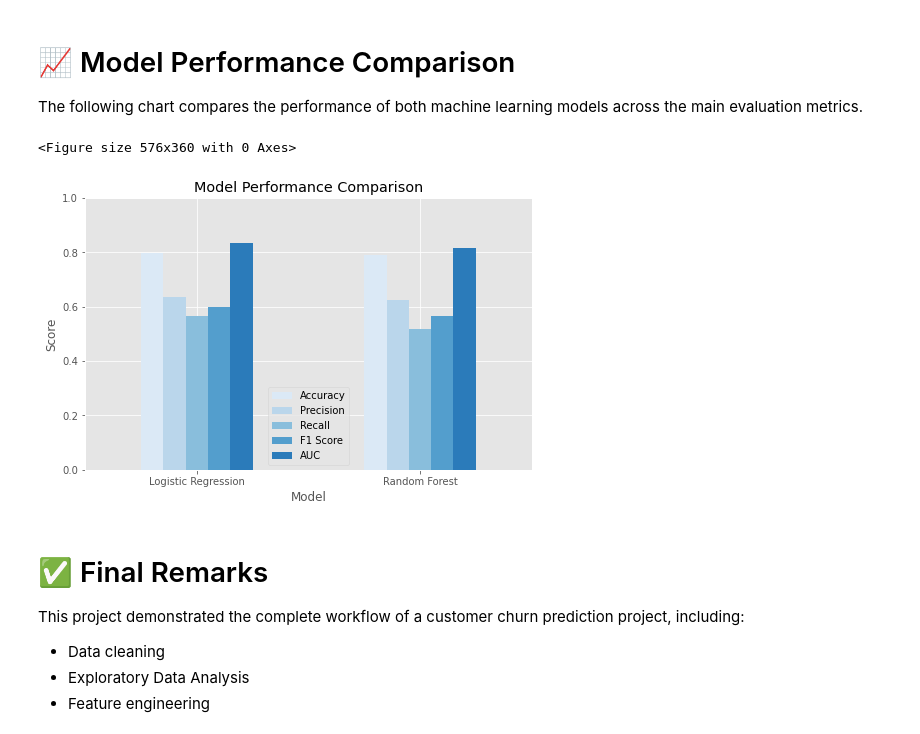
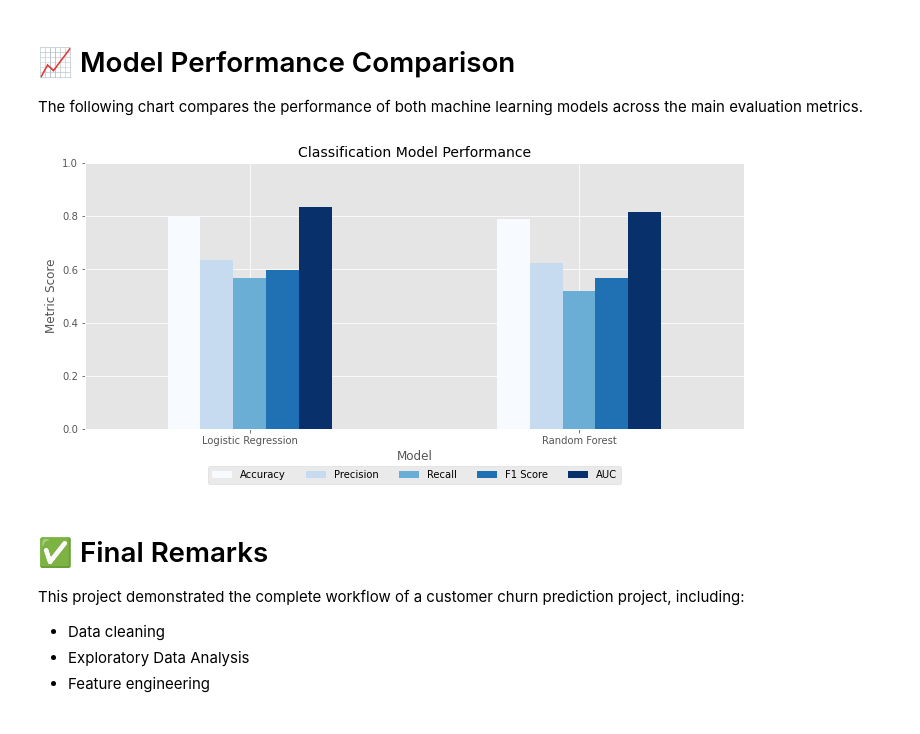
Before and after one commit to PaneloMartin/Project_02_Customer_Churn, a Jupyter notebook: notebooks/02_customer_churn_analysis.ipynb, the cells around one changed output. Saved outputs shown, nothing was run; the diff lists cells and outputs as text; code cells hidden in the pictures.

```diff
--- a/notebooks/02_customer_churn_analysis.ipynb
+++ b/notebooks/02_customer_churn_analysis.ipynb
@@ -1225,22 +1249,34 @@ The following chart compares the performance of both machine learning models acr
 # %%
 comparison_plot = comparison.set_index("Model")
 
-plt.figure(figsize=(8,5))
-
 comparison_plot.plot(
     kind="bar",
-    figsize=(8,5)
+    figsize=(10,5),
+    colormap="Blues"
 )
 
-plt.title("Model Performance Comparison")
-plt.ylabel("Score")
+plt.title("Classification Model Performance", fontsize=14)
+plt.ylabel("Metric Score")
 plt.ylim(0,1)
 plt.xticks(rotation=0)
 
+plt.legend(
+    loc="upper center",
+    bbox_to_anchor=(0.5,-0.12),
+    ncol=5
+)
+
+plt.tight_layout()
+
+plt.savefig(
+    "../images/model_comparison.png",
+    dpi=300,
+    bbox_inches="tight"
+)
+
 plt.show()
 # %% [output]
-<Figure size 576x360 with 0 Axes>
-[figure, old version]
+[figure, new version]
 # %% [markdown]
 # ✅ Final Remarks
 
```
Also changed, not shown: parts of 2 cells of this notebook, 3 other files.
